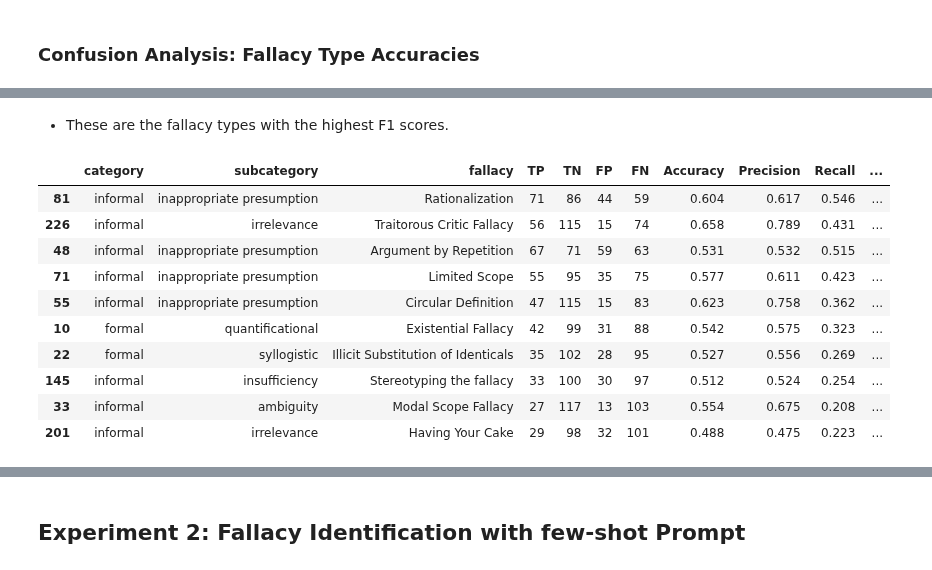
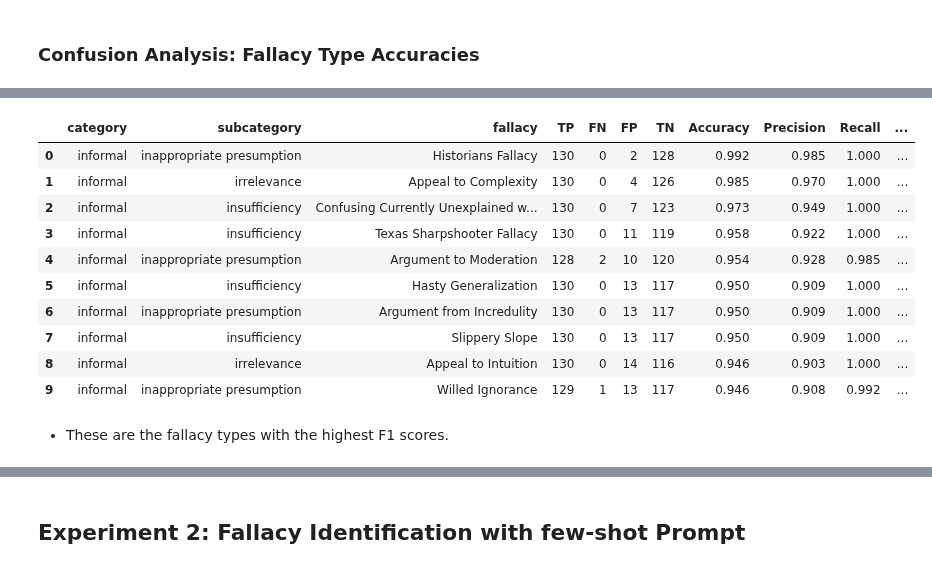
Before and after one commit to aimfeld/fallacy-detection, a Jupyter notebook: fallacy-identification.ipynb, the cells around one changed output, grey strips where cells are left out. Drawn from its saved outputs; the diff is of its cells as text; code cells hidden in the pictures.

```diff
--- a/fallacy-identification.ipynb
+++ b/fallacy-identification.ipynb
@@ -443,16 +429,19 @@ df_confusion_fallacy.head(10).round(3)
+# %%
+df_confusion_metrics_fallacy = get_identification_confusion_metrics(df_confusion_e1, ['category', 'subcategory', 'fallacy', 'label'])
+df_confusion_metrics_fallacy = df_confusion_metrics_fallacy.sort_values('F1', ascending=False).reset_index()
+# %%
+df_confusion_metrics_fallacy.head(10).round(3)
+# %% [output]
+|  | category | subcategory | fallacy | TP | FN | FP | TN | Accuracy | Precision | Recall | ... |
+| 0 | informal | inappropriate presumption | Historians Fallacy | 130 | 0 | 2 | 128 | 0.992 | 0.985 | 1.000 | ... |
+| 1 | informal | irrelevance | Appeal to Complexity | 130 | 0 | 4 | 126 | 0.985 | 0.970 | 1.000 | ... |
+| 2 | informal | insufficiency | Confusing Currently Unexplained w... | 130 | 0 | 7 | 123 | 0.973 | 0.949 | 1.000 | ... |
+| 3 | informal | insufficiency | Texas Sharpshooter Fallacy | 130 | 0 | 11 | 119 | 0.958 | 0.922 | 1.000 | ... |
+| 4 | informal | inappropriate presumption | Argument to Moderation | 128 | 2 | 10 | 120 | 0.954 | 0.928 | 0.985 | ... |
+| 5 | informal | insufficiency | Hasty Generalization | 130 | 0 | 13 | 117 | 0.950 | 0.909 | 1.000 | ... |
+| 6 | informal | inappropriate presumption | Argument from Incredulity | 130 | 0 | 13 | 117 | 0.950 | 0.909 | 1.000 | ... |
+| 7 | informal | insufficiency | Slippery Slope | 130 | 0 | 13 | 117 | 0.950 | 0.909 | 1.000 | ... |
+| 8 | informal | irrelevance | Appeal to Intuition | 130 | 0 | 14 | 116 | 0.946 | 0.903 | 1.000 | ... |
+| 9 | informal | inappropriate presumption | Willed Ignorance | 129 | 1 | 13 | 117 | 0.946 | 0.908 | 0.992 | ... |
 # %% [markdown]
 - These are the fallacy types with the highest F1 scores.
-# %%
-df_confusion_fallacy.tail(10).round(3)
-# %% [output]
-|  | category | subcategory | fallacy | TP | TN | FP | FN | Accuracy | Precision | Recall | ... |
-| 81 | informal | inappropriate presumption | Rationalization | 71 | 86 | 44 | 59 | 0.604 | 0.617 | 0.546 | ... |
-| 226 | informal | irrelevance | Traitorous Critic Fallacy | 56 | 115 | 15 | 74 | 0.658 | 0.789 | 0.431 | ... |
-| 48 | informal | inappropriate presumption | Argument by Repetition | 67 | 71 | 59 | 63 | 0.531 | 0.532 | 0.515 | ... |
-| 71 | informal | inappropriate presumption | Limited Scope | 55 | 95 | 35 | 75 | 0.577 | 0.611 | 0.423 | ... |
-| 55 | informal | inappropriate presumption | Circular Definition | 47 | 115 | 15 | 83 | 0.623 | 0.758 | 0.362 | ... |
-| 10 | formal | quantificational | Existential Fallacy | 42 | 99 | 31 | 88 | 0.542 | 0.575 | 0.323 | ... |
-| 22 | formal | syllogistic | Illicit Substitution of Identicals | 35 | 102 | 28 | 95 | 0.527 | 0.556 | 0.269 | ... |
-| 145 | informal | insufficiency | Stereotyping the fallacy | 33 | 100 | 30 | 97 | 0.512 | 0.524 | 0.254 | ... |
-| 33 | informal | ambiguity | Modal Scope Fallacy | 27 | 117 | 13 | 103 | 0.554 | 0.675 | 0.208 | ... |
-| 201 | informal | irrelevance | Having Your Cake | 29 | 98 | 32 | 101 | 0.488 | 0.475 | 0.223 | ... |
```
Also changed, not shown: parts of 22 cells of this notebook, 5 other files.
